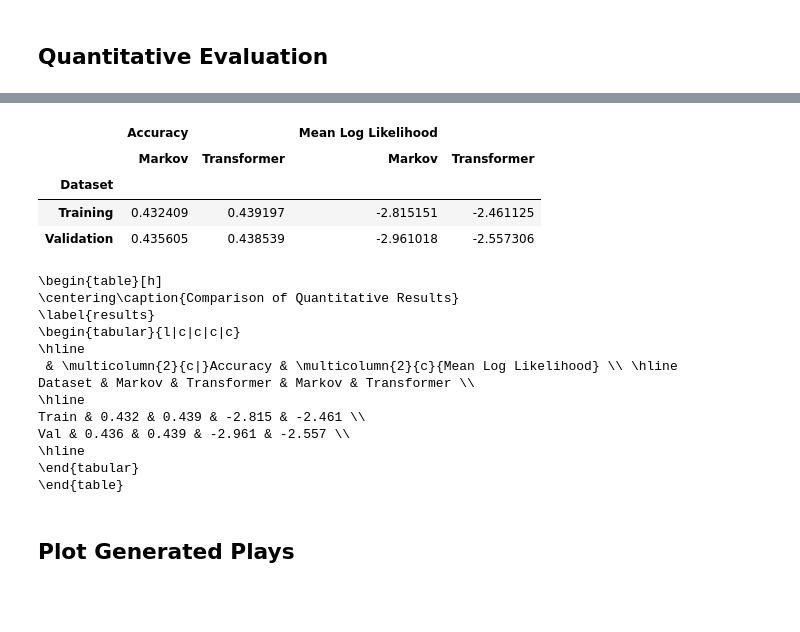
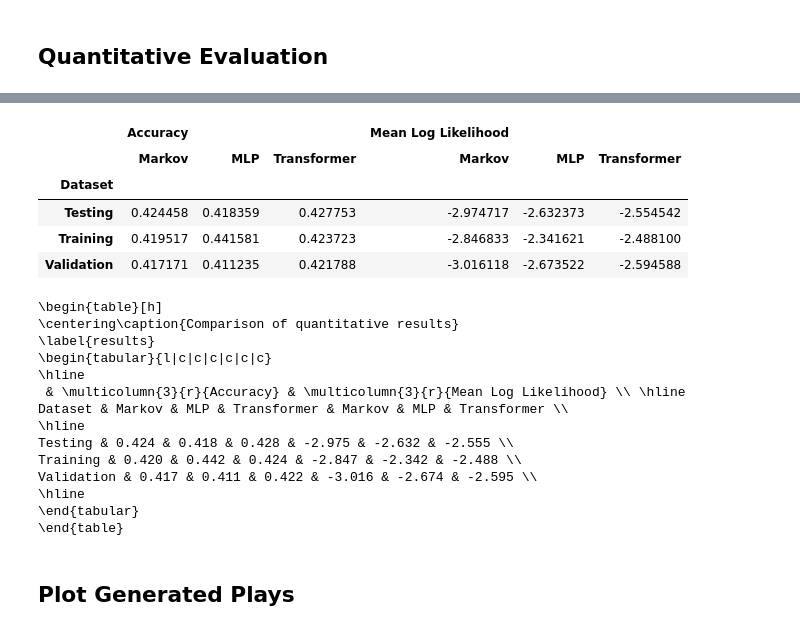
Before and after one commit to danielhocevar/Foundation-Model-for-Soccer, a Jupyter notebook: eval.ipynb, the cells around one changed output, grey strips where cells are left out. Saved outputs shown, nothing was run; the diff lists cells and outputs as text; code cells hidden in the pictures; blank space fills up the shorter version.

```diff
--- a/eval.ipynb
+++ b/eval.ipynb
@@ -29,6 +29,7 @@ df
 # %%
 import torch
 from models.transformer import BasicTransformer
+from models.mlp import MLP
 
 if torch.cuda.is_available():
     device = torch.device("cuda")
@@ -36,6 +37,10 @@ else:
     device = torch.device("cpu")
 
 model = BasicTransformer(len(vocab), 50, 2, 500, 1, 0.0).to(device=device)
-model.load_state_dict(torch.load("model_weights_v3.pt", map_location=torch.device('cpu')))
+model.load_state_dict(torch.load("model_weights_v3.pt", map_location=device))
 model.eval()
+
+model_mlp = MLP(len(vocab), 128, 2, 1024, 2, 0.0).to(device=device)
+model_mlp.load_state_dict(torch.load("weights_mlp.pt", map_location=device))
+model_mlp.eval()
 # %% [output]
@@ -110,18 +113,32 @@ data_loader = torch.utils.data.DataLoader(
 
 preds = []
 probs = []
+preds_mlp = []
+probs_mlp = []
 for x_bat, y_bat in tqdm(data_loader):
+    y_bat = y_bat.to(device=device)
+
     out = model(x_bat.to(device = device))
-    preds.append(out[:, -1, :].argmax(dim = 1))
-    probs.append(torch.softmax(out[:, -1], dim=1).gather(1, y_bat.unsqueeze(1)).squeeze().detach().numpy())
+    preds.append(out[:, -1, :].argmax(dim = 1).cpu())
+    probs.append(torch.softmax(out[:, -1], dim=1).gather(1, y_bat.unsqueeze(1)).squeeze().detach().cpu().numpy())
+
+    out_mlp = model_mlp(x_bat.to(device = device))
+    preds_mlp.append(out_mlp[:, -1, :].argmax(dim = 1).cpu())
+    probs_mlp.append(torch.softmax(out_mlp[:, -1], dim=1).gather(1, y_bat.unsqueeze(1)).squeeze().detach().cpu().numpy())
 
 preds = torch.concat(preds)
 probs = np.concatenate(probs)
+preds_mlp = torch.concat(preds_mlp)
+probs_mlp = np.concatenate(probs_mlp)
 # %%
 results = (
     markov_results
     .iloc[8:]
     .assign(
+        y_pred_mlp = vocab[preds_mlp],
+        accuracy_mlp = lambda d: d.y_true == d.y_pred_mlp,
+        p_mlp = probs_mlp,
+
         y_pred_transformer = vocab[preds],
         accuracy_transformer = lambda d: d.y_true == d.y_pred_transformer,
         p_transformer = probs
@@ -146,56 +163,59 @@ results
 # %%
 import numpy as np
 def mean_log_likelihood(probs):
     return np.log(probs).mean()
 
 metrics = (
     results
     .groupby('dataset')
     .agg({
-        'accuracy_markov': 'mean', 'accuracy_transformer': 'mean',
-        'p_markov': mean_log_likelihood, 'p_transformer': mean_log_likelihood
+        'accuracy_markov': 'mean', 'accuracy_mlp': 'mean', 'accuracy_transformer': 'mean',
+        'p_markov': mean_log_likelihood, 'p_mlp': mean_log_likelihood, 'p_transformer': mean_log_likelihood
     })
     .rename_axis("Dataset")
     .rename(index = {'train': 'Training', 'val': 'Validation', 'test': 'Testing'})
 )
 
-metrics.columns = [['Accuracy', 'Accuracy', 'Mean Log Likelihood', 'Mean Log Likelihood'], ['Markov', 'Transformer', 'Markov', 'Transformer']]
+metrics.columns = [['Accuracy', 'Accuracy', 'Accuracy', 'Mean Log Likelihood', 'Mean Log Likelihood', 'Mean Log Likelihood'],
+                   ['Markov', 'MLP', 'Transformer', 'Markov', 'MLP', 'Transformer']]
 
 metrics
 # %% [output]
-|  | Accuracy |  | Mean Log Likelihood |  |
-|  | Markov | Transformer | Markov | Transformer |
-| Dataset |  |  |  |  |
-| Training | 0.432409 | 0.439197 | -2.815151 | -2.461125 |
-| Validation | 0.435605 | 0.438539 | -2.961018 | -2.557306 |
+|  | Accuracy |  |  | Mean Log Likelihood |  |  |
+|  | Markov | MLP | Transformer | Markov | MLP | Transformer |
+| Dataset |  |  |  |  |  |  |
+| Testing | 0.424458 | 0.418359 | 0.427753 | -2.974717 | -2.632373 | -2.554542 |
+| Training | 0.419517 | 0.441581 | 0.423723 | -2.846833 | -2.341621 | -2.488100 |
+| Validation | 0.417171 | 0.411235 | 0.421788 | -3.016118 | -2.673522 | -2.594588 |
 # %%
 print(
     metrics
     .to_latex(
         float_format="%.3f",
-        column_format = "l|c|c|c|c",
+        column_format = "l|c|c|c|c|c|c",
         caption = "Comparison of quantitative results",
         label = "results")
     .replace("toprule", "hline")
     .replace("midrule", "hline")
     .replace("bottomrule", "hline")
     .replace("multicolumn{2}{r}", "multicolumn{2}{c}")
-    .replace("{2}{c}{Accuracy}", "{2}{c|}{Accuracy}")
+    .replace("{3}{c}{Accuracy}", "{3}{c|}{Accuracy}")
     .replace("\n & Markov", " \\hline\nDataset & Markov")
-    .replace("\nDataset &  &  &  &  \\\\", "")
+    .replace("\nDataset &  &  &  &  &  &  \\\\", "")
     .replace("\\begin{table}\n", "\\begin{table}[h]\n\\centering")
 )
 # %% [output]
 \begin{table}[h]
-\centering\caption{Comparison of Quantitative Results}
+\centering\caption{Comparison of quantitative results}
 \label{results}
-\begin{tabular}{l|c|c|c|c}
+\begin{tabular}{l|c|c|c|c|c|c}
 \hline
- & \multicolumn{2}{c|}Accuracy & \multicolumn{2}{c}{Mean Log Likelihood} \\ \hline
-Dataset & Markov & Transformer & Markov & Transformer \\
+ & \multicolumn{3}{r}{Accuracy} & \multicolumn{3}{r}{Mean Log Likelihood} \\ \hline
+Dataset & Markov & MLP & Transformer & Markov & MLP & Transformer \\
 \hline
-Train & 0.432 & 0.439 & -2.815 & -2.461 \\
-Val & 0.436 & 0.439 & -2.961 & -2.557 \\
+Testing & 0.424 & 0.418 & 0.428 & -2.975 & -2.632 & -2.555 \\
+Training & 0.420 & 0.442 & 0.424 & -2.847 & -2.342 & -2.488 \\
+Validation & 0.417 & 0.411 & 0.422 & -3.016 & -2.674 & -2.595 \\
 \hline
 \end{tabular}
 \end{table}
```
Also changed, not shown: parts of 3 cells of this notebook.
